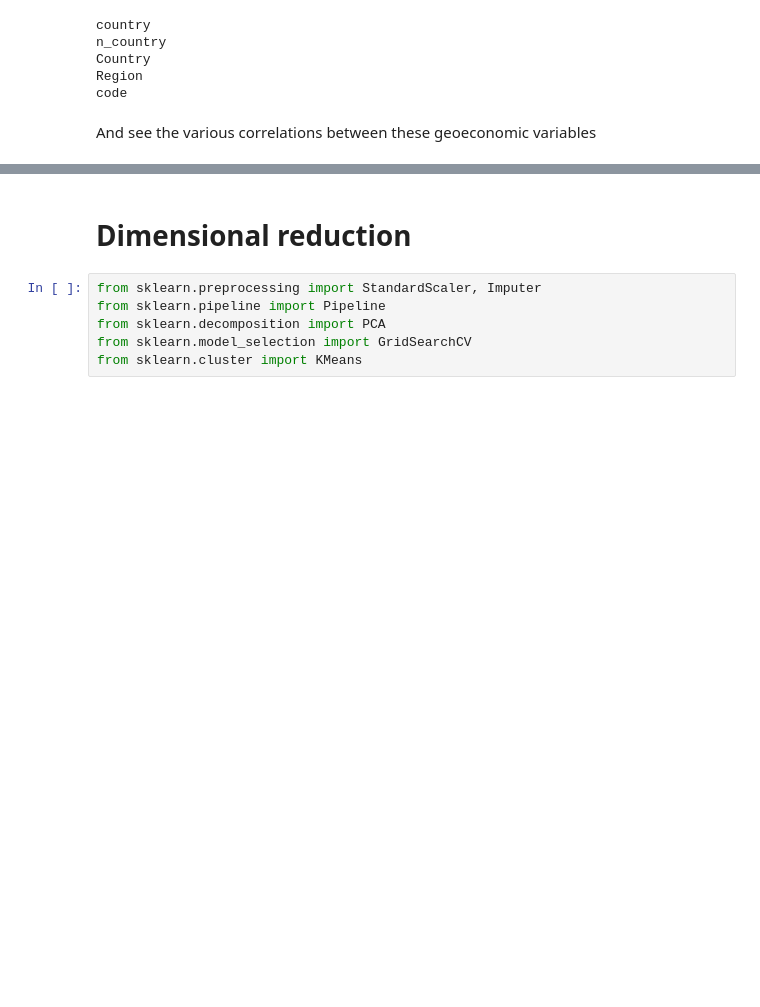
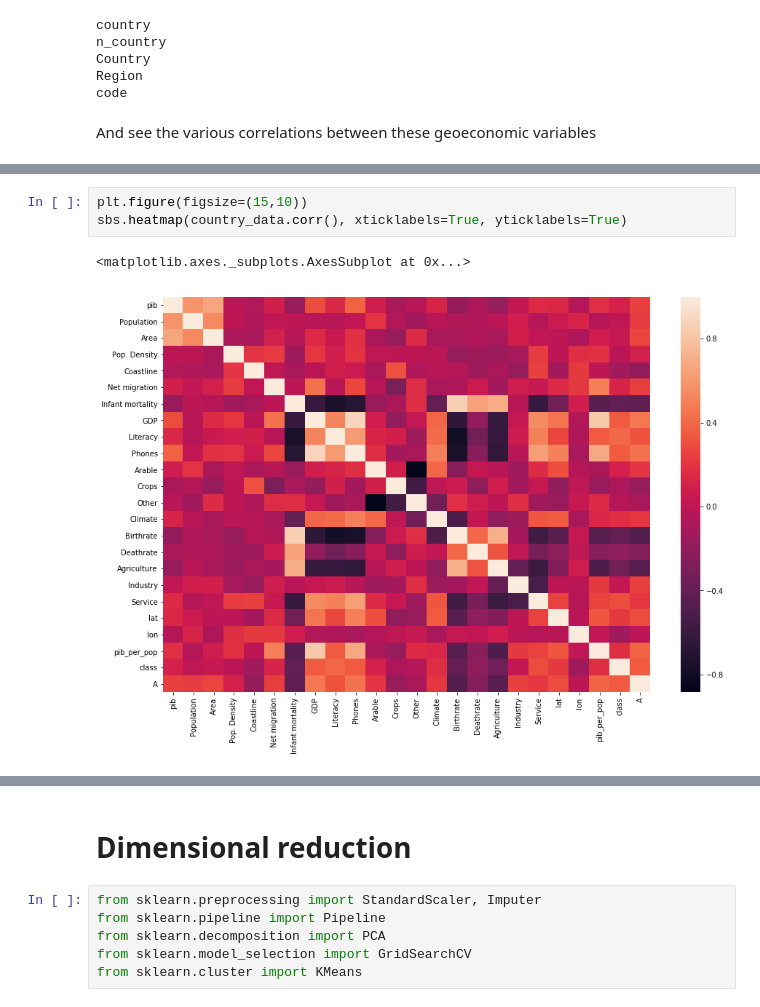
Before and after one commit to terence-bigtt/data_analysis, a Jupyter notebook: countryPIB.ipynb, the cells around one changed output, grey strips where cells are left out. Cells and saved outputs as stored; diff of their text form; blank space fills up the shorter version.

Commit message:
seaborn heatmap for correlation

```diff
--- a/countryPIB.ipynb
+++ b/countryPIB.ipynb
@@ -211,0 +192,6 @@ country_data.corr()
+# %%
+plt.figure(figsize=(15,10))
+sbs.heatmap(country_data.corr(), xticklabels=True, yticklabels=True)
+# %% [output]
+<matplotlib.axes._subplots.AxesSubplot at 0x...>
+[figure, added]
```
Also changed, not shown: parts of 4 cells of this notebook.
